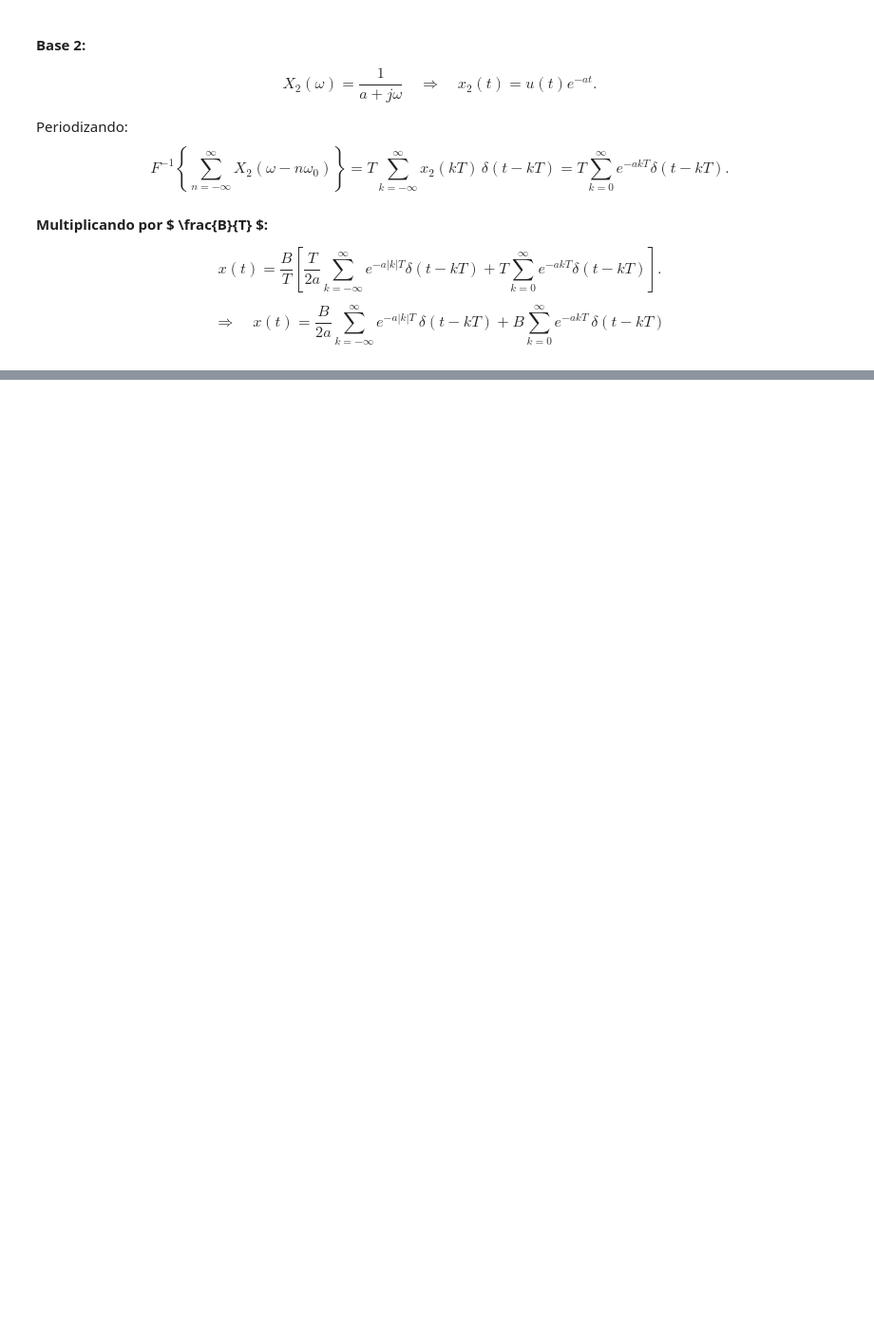
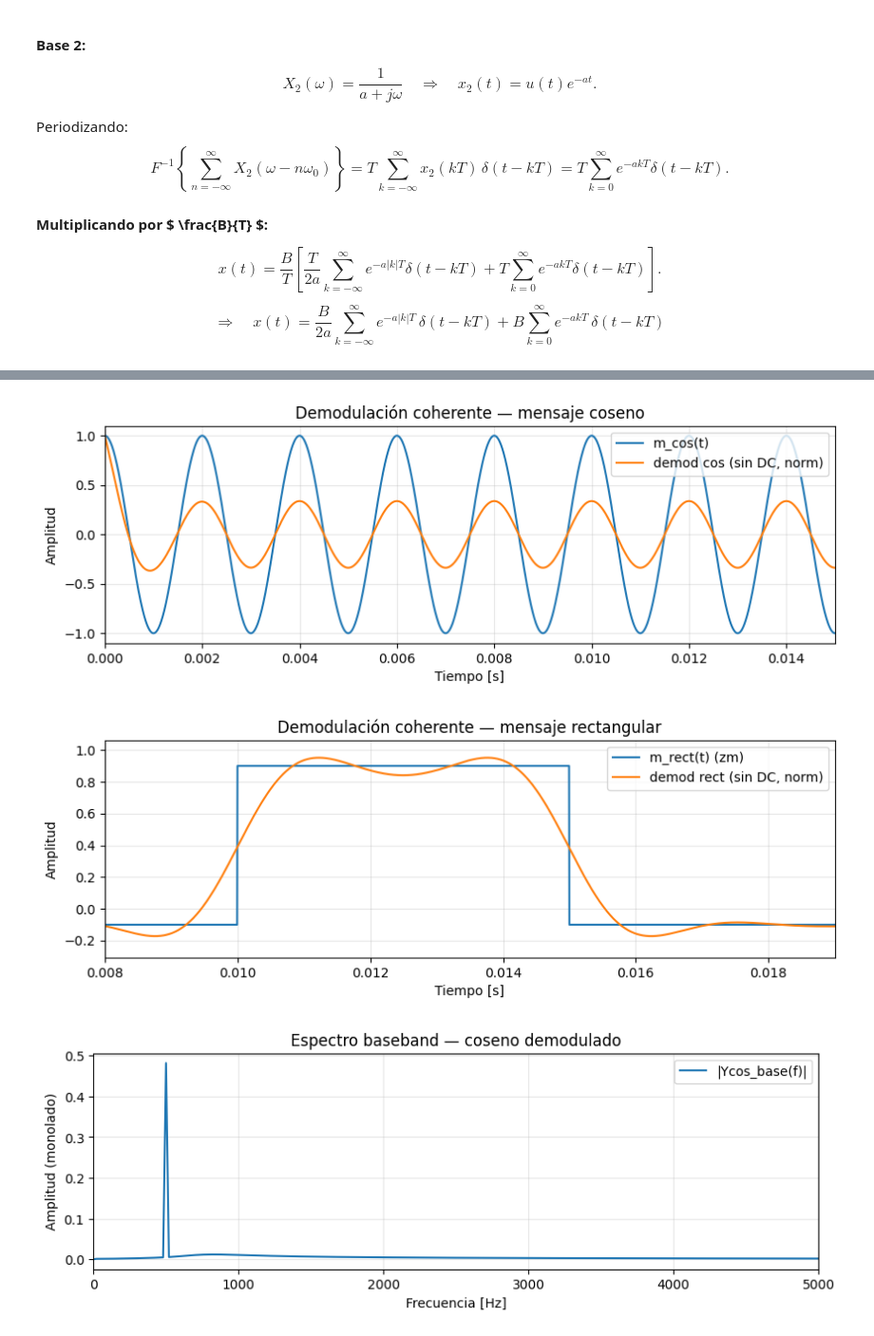
Before and after one commit to vcorredorg/SenalesySistemas2025, a Jupyter notebook: Taller2/transformada_de_fourier.ipynb, the cells around one changed output, grey strips where cells are left out. Shown at 95% size. Cells and saved outputs as stored; diff of their text form; code cells hidden in the pictures; blank space fills up the shorter version.

```diff
--- a/Taller2/transformada_de_fourier.ipynb
+++ b/Taller2/transformada_de_fourier.ipynb
@@ -552,0 +728,35 @@ $$
+# %%
+# Detección coherente: multiplicar por 2*cos(2π f_c t) y filtrar
+y_cos      = 2 * s_cos  * carrier
+y_rect     = 2 * s_rect * carrier
+
+# LPF (elige corte según el mensaje)
+ycos_lp    = simple_lpf(y_cos,  fs, fc_hz=Bm_cos)
+yrect_lp   = simple_lpf(y_rect, fs, fc_hz=Bm_rect)
+
+# Quitar DC para comparar con m(t) (AM-LC deja un término DC ~ Ac)
+ycos_base  = ycos_lp  - np.mean(ycos_lp)
+yrect_base = yrect_lp - np.mean(yrect_lp)
+
+# Normalización opcional para visual
+def norm(x):
+    m = np.max(np.abs(x)) + 1e-12
+    return x / m
+
+# Plots (tiempo)
+plot_time(t, [m_cos, norm(ycos_base)], ['m_cos(t)', 'demod cos (sin DC, norm)'],
+          xlim=(0, 15e-3), title='Demodulación coherente — mensaje coseno')
+plot_time(t, [m_rect_zm, norm(yrect_base)], ['m_rect(t) (zm)', 'demod rect (sin DC, norm)'],
+          xlim=(t0-2e-3, t0+Tp+4e-3), title='Demodulación coherente — mensaje rectangular')
+
+# Espectros de las señales demoduladas (opcional)
+f_yc, Myc = rfft_spectrum(ycos_base, fs)
+f_yr, Myr = rfft_spectrum(yrect_base, fs)
+plot_freq(f_yc, [Myc], ['|Ycos_base(f)|'], xlim=(0, 5_000),
+          title='Espectro baseband — coseno demodulado')
+plot_freq(f_yr, [Myr], ['|Yrect_base(f)|'], xlim=(0, 5_000),
+          title='Espectro baseband — pulso demodulado')
+# %% [output]
+[figure, added]
+[figure, added]
+[figure, added]
```
Also changed, not shown: parts of 6 cells of this notebook.
